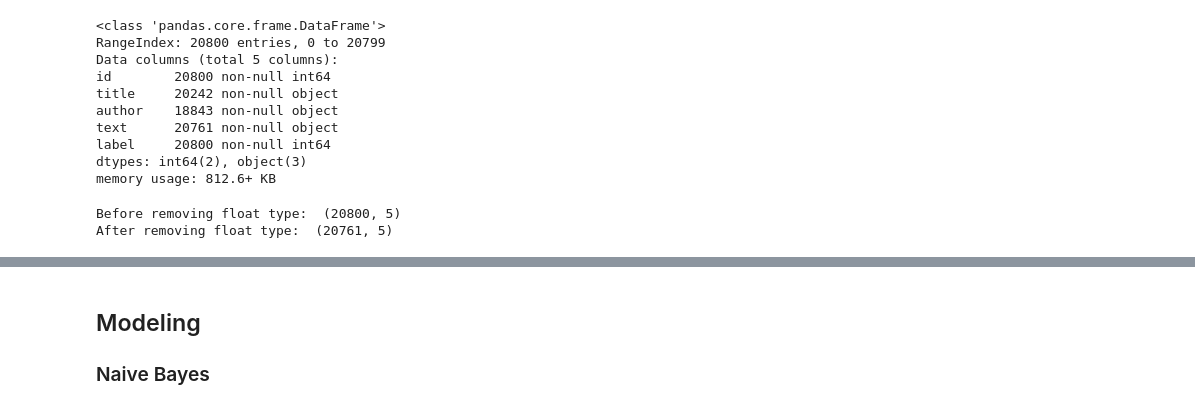
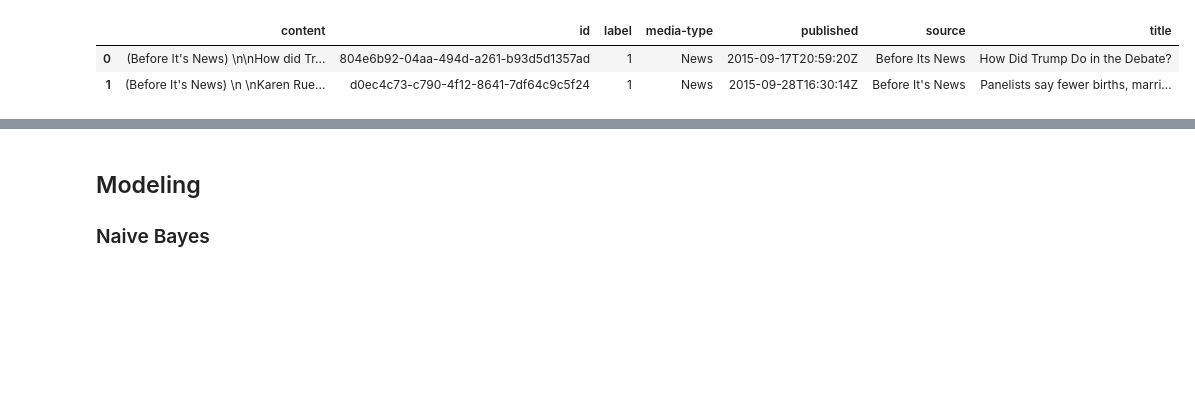
Before and after one commit to soniampub/Fake_News_Detection, a Jupyter notebook: ModelingUpdated.ipynb, the cells around one changed output, grey strips where cells are left out. Saved outputs shown, nothing was run; the diff lists cells and outputs as text; code cells hidden in the pictures; blank space fills up the shorter version.

```diff
--- a/ModelingUpdated.ipynb
+++ b/ModelingUpdated.ipynb
@@ -18,25 +16,14 @@ df_train = pd.read_csv('data/train_kaggle.csv', sep=',', encoding='utf-8')
-# %%
-df_train.info()
-# %% [output]
-<class 'pandas.core.frame.DataFrame'>
-RangeIndex: 20800 entries, 0 to 20799
-Data columns (total 5 columns):
-id        20800 non-null int64
-title     20242 non-null object
-author    18843 non-null object
-text      20761 non-null object
-label     20800 non-null int64
-dtypes: int64(2), object(3)
-memory usage: 812.6+ KB
-# %%
-df_train['text'].apply(type).unique()
-# explore more why the text type is coming as float
-
-print("Before removing float type: ",df_train.shape)
-# only remove rows with text as float type
-
-df_train = df_train.drop(df_train[df_train['text'].apply(type) == float].index)
-print("After removing float type: ", df_train.shape)
-# %% [output]
-Before removing float type:  (20800, 5)
-After removing float type:  (20761, 5)
+# %%
+df_all = pd.read_pickle('data/all_data.pkl')
+#Do this once, only when your data is changed
+# df_train = df_all.sample(frac=0.7)
+# df_test = df_all.loc[~df_all.index.isin(df_train.index), :]
+#pickle these for grid search
+# df_train.to_pickle('data/data_train.pkl')
+# df_test.to_pickle('data/data_test.pkl')
+# %%
+df_all.head(2)
+# %% [output]
+|  | content | id | label | media-type | published | source | title |
+| 0 | (Before It's News) \n\nHow did Tr... | 804e6b92-04aa-494d-a261-b93d5d1357ad | 1 | News | 2015-09-17T20:59:20Z | Before Its News | How Did Trump Do in the Debate? |
+| 1 | (Before It's News) \n \nKaren Rue... | d0ec4c73-c790-4f12-8641-7df64c9c5f24 | 1 | News | 2015-09-28T16:30:14Z | Before It's News | Panelists say fewer births, marri... |
```
Also changed, not shown: parts of 44 cells of this notebook.
